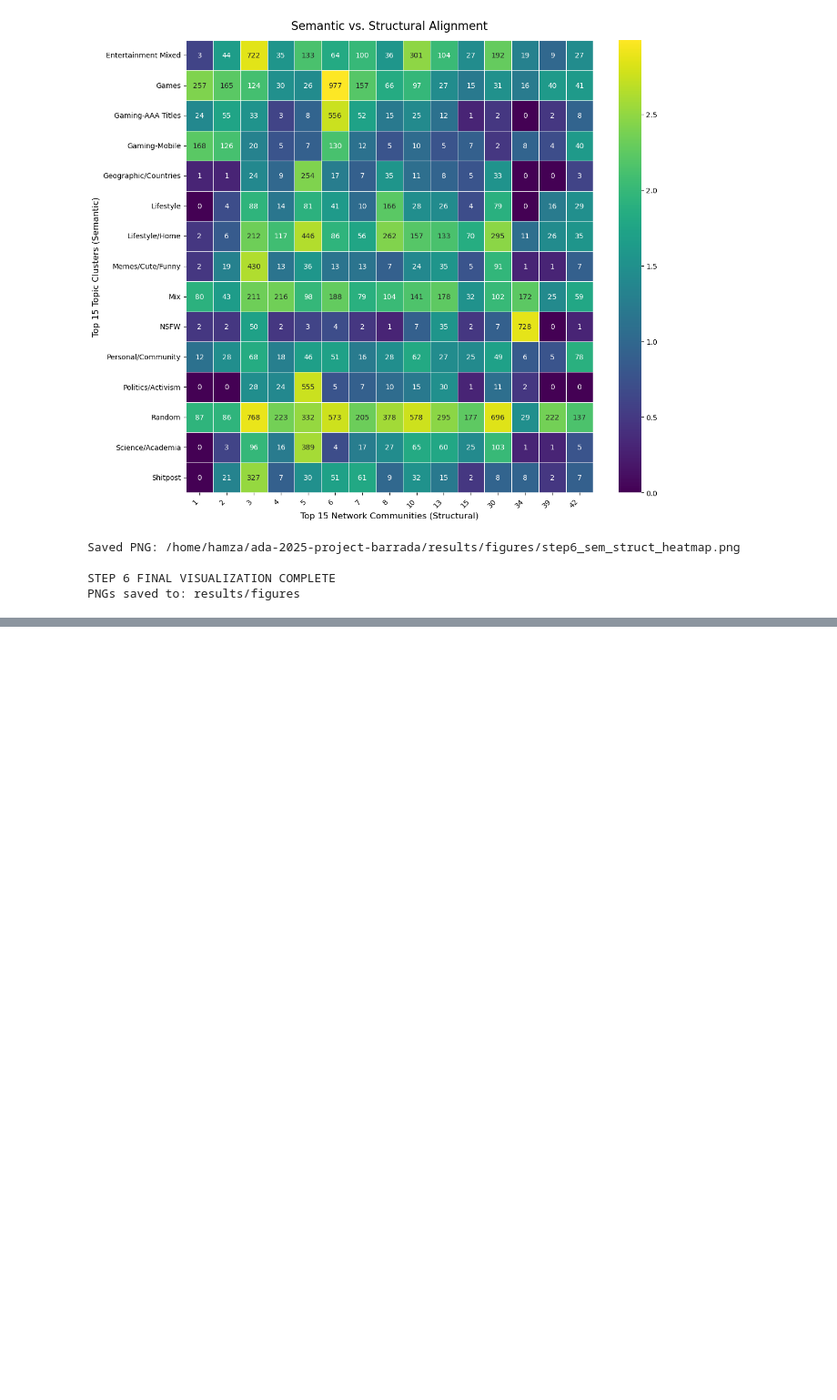
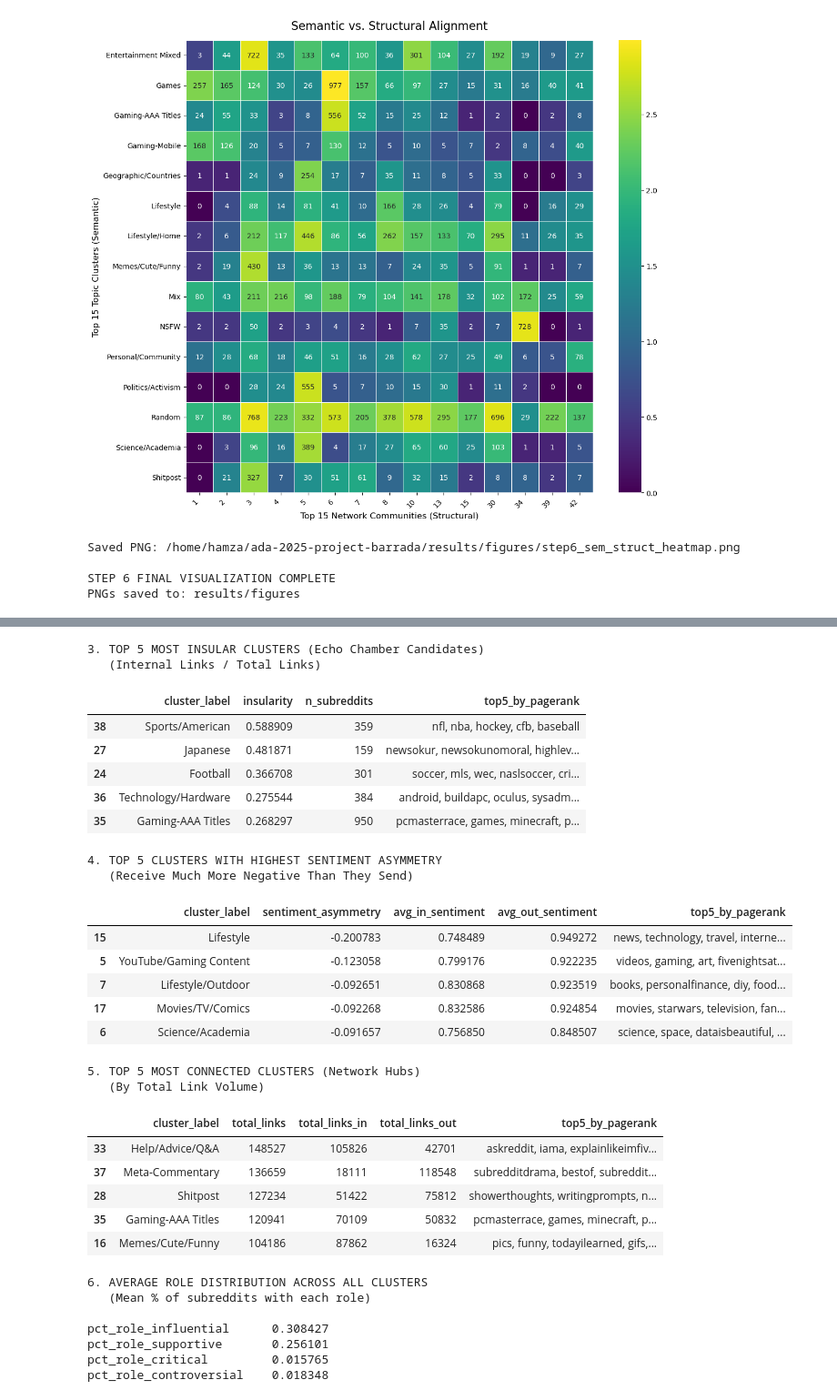
Before and after one commit to epfl-ada/ada-2025-project-barrada, a Jupyter notebook: results.ipynb, the cells around one changed output, grey strips where cells are left out. Shown at 91% size. Saved outputs shown, nothing was run; the diff lists cells and outputs as text; code cells hidden in the pictures; blank space fills up the shorter version.

Commit message:
Add Step 7: cluster master dataset aggregation

```diff
--- a/results.ipynb
+++ b/results.ipynb
@@ -666,0 +740,48 @@ PNGs saved to: results/figures
+# %%
+print("CLUSTER-LEVEL INSIGHTS")
+
+print("\n1. TOP 5 MOST TOXIC CLUSTERS")
+print("   (Anger + Swear - Positive Emotion)\n")
+toxic_clusters = df_cluster_master.nlargest(5, 'toxicity_score')[
+    ['cluster_label', 'toxicity_score', 'n_subreddits', 'top5_by_pagerank']
+]
+display(toxic_clusters)
+
+print("\n2. TOP 5 MOST ANALYTICAL CLUSTERS")
+print("   (Insight + Certainty + Cognitive Processing)\n")
+analytical_clusters = df_cluster_master.nlargest(5, 'analytical_score')[
+    ['cluster_label', 'analytical_score', 'n_subreddits', 'top5_by_pagerank']
+]
+display(analytical_clusters)
+
+print("\n3. TOP 5 MOST INSULAR CLUSTERS (Echo Chamber Candidates)")
+print("   (Internal Links / Total Links)\n")
+insular_clusters = df_cluster_master.nlargest(5, 'insularity')[
+    ['cluster_label', 'insularity', 'n_subreddits', 'top5_by_pagerank']
+]
+display(insular_clusters)
+
+print("\n4. TOP 5 CLUSTERS WITH HIGHEST SENTIMENT ASYMMETRY")
+print("   (Receive Much More Negative Than They Send)\n")
+asymmetric_clusters = df_cluster_master.nsmallest(5, 'sentiment_asymmetry')[
+    ['cluster_label', 'sentiment_asymmetry', 'avg_in_sentiment', 'avg_out_sentiment', 'top5_by_pagerank']
+]
+display(asymmetric_clusters)
+
+print("\n5. TOP 5 MOST CONNECTED CLUSTERS (Network Hubs)")
+print("   (By Total Link Volume)\n")
+connected_clusters = df_cluster_master.nlargest(5, 'total_links')[
+    ['cluster_label', 'total_links', 'total_links_in', 'total_links_out', 'top5_by_pagerank']
+]
+display(connected_clusters)
+
+print("\n6. AVERAGE ROLE DISTRIBUTION ACROSS ALL CLUSTERS")
+print("   (Mean % of subreddits with each role)\n")
+role_summary = df_cluster_master[[
+    'pct_role_influential',
+    'pct_role_supportive',
+    'pct_role_critical',
+    'pct_role_controversial'
+]].mean()
+print(role_summary.to_string())
+# %% [output]
@@ -666,0 +806,31 @@ PNGs saved to: results/figures
+3. TOP 5 MOST INSULAR CLUSTERS (Echo Chamber Candidates)
+   (Internal Links / Total Links)
+|  | cluster_label | insularity | n_subreddits | top5_by_pagerank |
+| 38 | Sports/American | 0.588909 | 359 | nfl, nba, hockey, cfb, baseball |
+| 27 | Japanese | 0.481871 | 159 | newsokur, newsokunomoral, highlev... |
+| 24 | Football | 0.366708 | 301 | soccer, mls, wec, naslsoccer, cri... |
+| 36 | Technology/Hardware | 0.275544 | 384 | android, buildapc, oculus, sysadm... |
+| 35 | Gaming-AAA Titles | 0.268297 | 950 | pcmasterrace, games, minecraft, p... |
+4. TOP 5 CLUSTERS WITH HIGHEST SENTIMENT ASYMMETRY
+   (Receive Much More Negative Than They Send)
+|  | cluster_label | sentiment_asymmetry | avg_in_sentiment | avg_out_sentiment | top5_by_pagerank |
+| 15 | Lifestyle | -0.200783 | 0.748489 | 0.949272 | news, technology, travel, interne... |
+| 5 | YouTube/Gaming Content | -0.123058 | 0.799176 | 0.922235 | videos, gaming, art, fivenightsat... |
+| 7 | Lifestyle/Outdoor | -0.092651 | 0.830868 | 0.923519 | books, personalfinance, diy, food... |
+| 17 | Movies/TV/Comics | -0.092268 | 0.832586 | 0.924854 | movies, starwars, television, fan... |
+| 6 | Science/Academia | -0.091657 | 0.756850 | 0.848507 | science, space, dataisbeautiful, ... |
+5. TOP 5 MOST CONNECTED CLUSTERS (Network Hubs)
+   (By Total Link Volume)
+|  | cluster_label | total_links | total_links_in | total_links_out | top5_by_pagerank |
+| 33 | Help/Advice/Q&A | 148527 | 105826 | 42701 | askreddit, iama, explainlikeimfiv... |
+| 37 | Meta-Commentary | 136659 | 18111 | 118548 | subredditdrama, bestof, subreddit... |
+| 28 | Shitpost | 127234 | 51422 | 75812 | showerthoughts, writingprompts, n... |
+| 35 | Gaming-AAA Titles | 120941 | 70109 | 50832 | pcmasterrace, games, minecraft, p... |
+| 16 | Memes/Cute/Funny | 104186 | 87862 | 16324 | pics, funny, todayilearned, gifs,... |
+6. AVERAGE ROLE DISTRIBUTION ACROSS ALL CLUSTERS
+   (Mean % of subreddits with each role)
+
+pct_role_influential      0.308427
+pct_role_supportive       0.256101
+pct_role_critical         0.015765
+pct_role_controversial    0.018348
```
Also changed, not shown: parts of 5 cells of this notebook, 3 other files.
